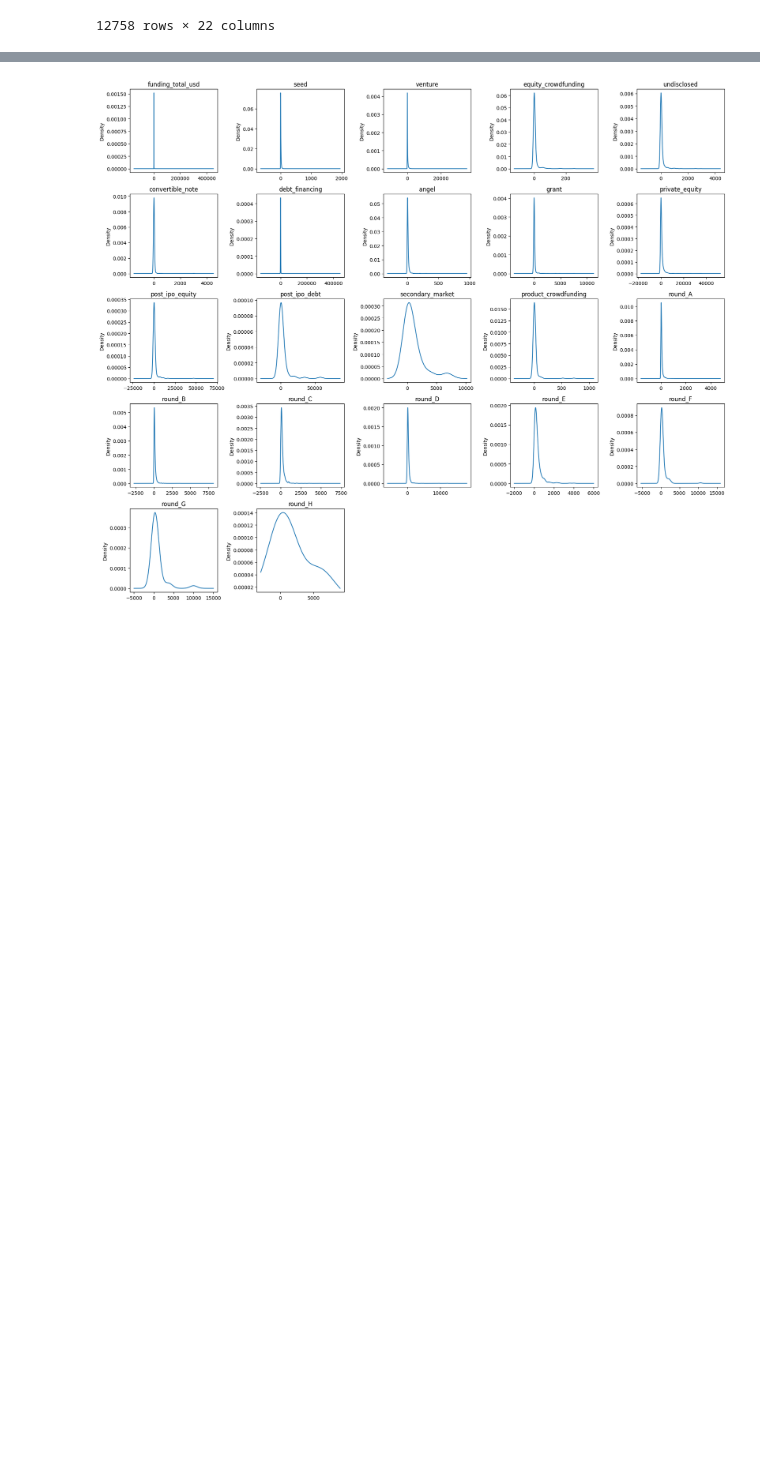
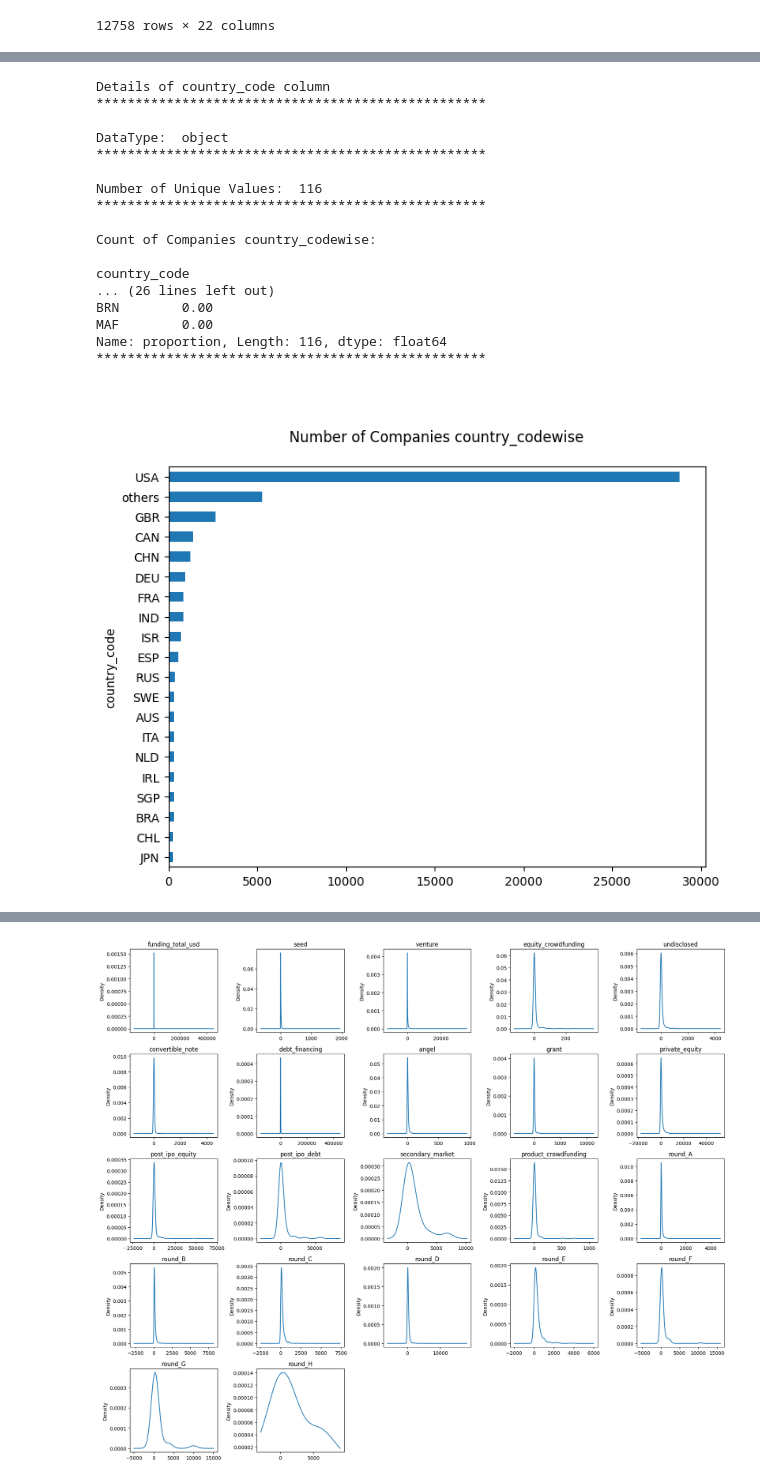
Before and after one commit to shamabansal17/Startups_funding_Analysis, a Jupyter notebook: funding_startup.ipynb, the cells around one changed output, grey strips where cells are left out. Saved outputs shown, nothing was run; the diff lists cells and outputs as text; code cells hidden in the pictures; blank space fills up the shorter version.

```diff
--- a/funding_startup.ipynb
+++ b/funding_startup.ipynb
@@ -397,0 +495,21 @@ df[df.iloc[:,16:].sum(axis=1)-df['funding_total_usd']!=0][fund_col]
+# %%
+get_column_details(df,column='country_code',plot_size=(8,6),plt_req='barh',a=20)
+# %% [output]
+Details of country_code column
+**************************************************
+
+DataType:  object
+**************************************************
+
+Number of Unique Values:  116
+**************************************************
+
+Count of Companies country_codewise:
+
+country_code
+... (26 lines left out)
+BRN        0.00
+MAF        0.00
+Name: proportion, Length: 116, dtype: float64
+**************************************************
+[figure, added]
```
Also changed, not shown: parts of 23 cells of this notebook.
